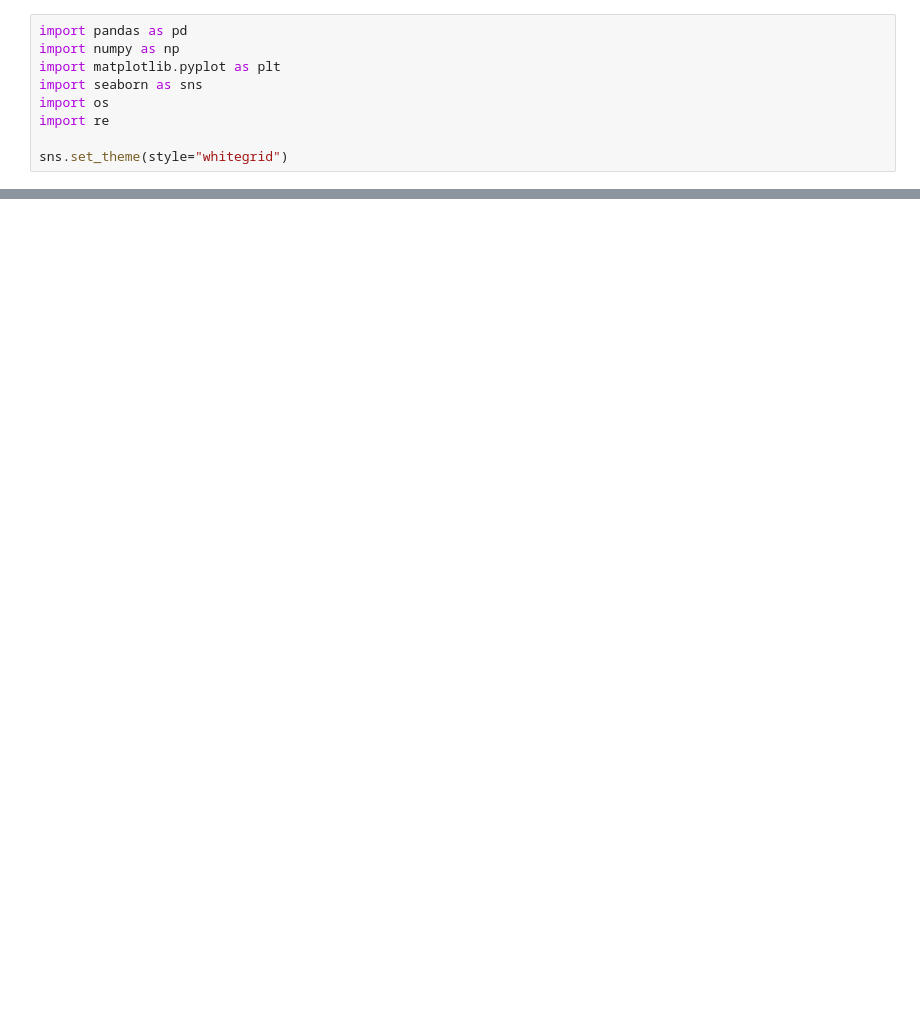
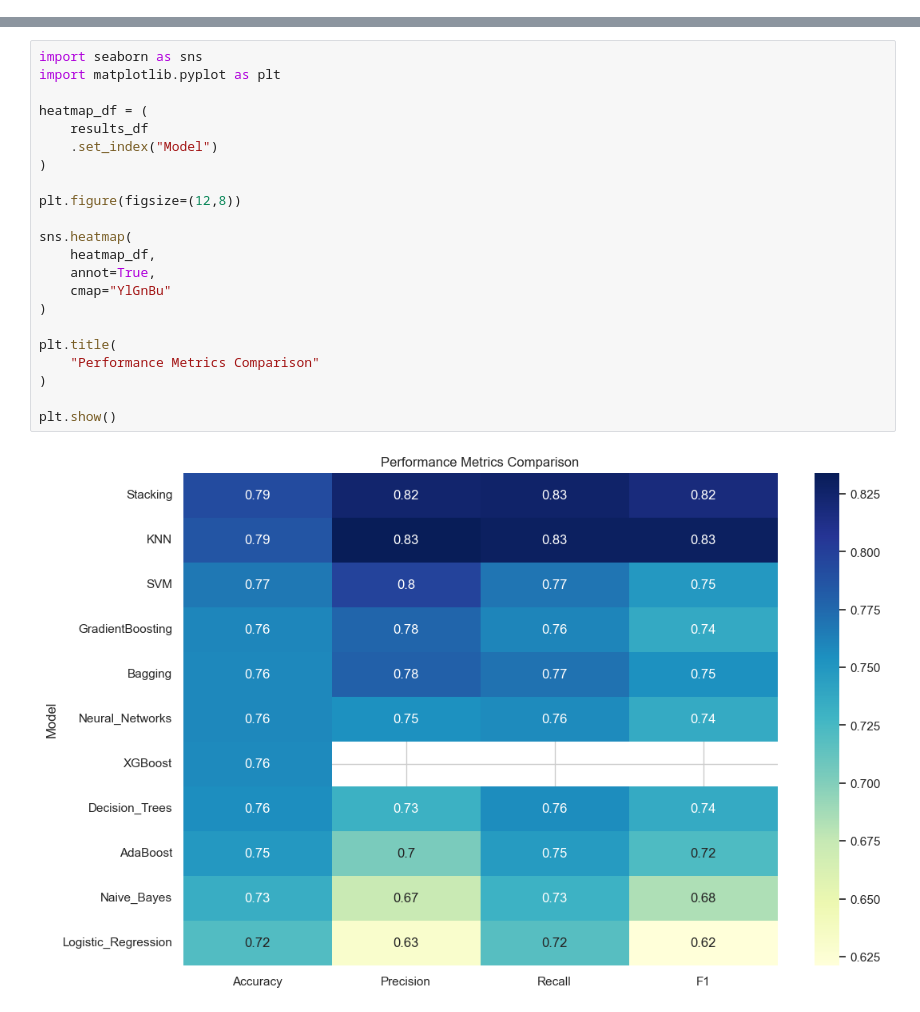
Before and after one commit to Rodrigo-CPEio/DataSet_GroupProject, a Jupyter notebook: Notebooks/Notebook_Luis_PONTO10.ipynb, the cells around one changed output, grey strips where cells are left out. Saved outputs shown, nothing was run; the diff lists cells and outputs as text; blank space fills up the shorter version.

```diff
--- a/Notebooks/Notebook_Luis_PONTO10.ipynb
+++ b/Notebooks/Notebook_Luis_PONTO10.ipynb
@@ -1,9 +0,0 @@
-# %%
-import pandas as pd
-import numpy as np
-import matplotlib.pyplot as plt
-import seaborn as sns
-import os
-import re
-
-sns.set_theme(style="whitegrid")
@@ -231,0 +82,24 @@ print(text[:10000])
+# %%
+import seaborn as sns
+import matplotlib.pyplot as plt
+
+heatmap_df = (
+    results_df
+    .set_index("Model")
+)
+
+plt.figure(figsize=(12,8))
+
+sns.heatmap(
+    heatmap_df,
+    annot=True,
+    cmap="YlGnBu"
+)
+
+plt.title(
+    "Performance Metrics Comparison"
+)
+
+plt.show()
+# %% [output]
+[figure, added]
```
Also changed, not shown: parts of 26 cells of this notebook.
